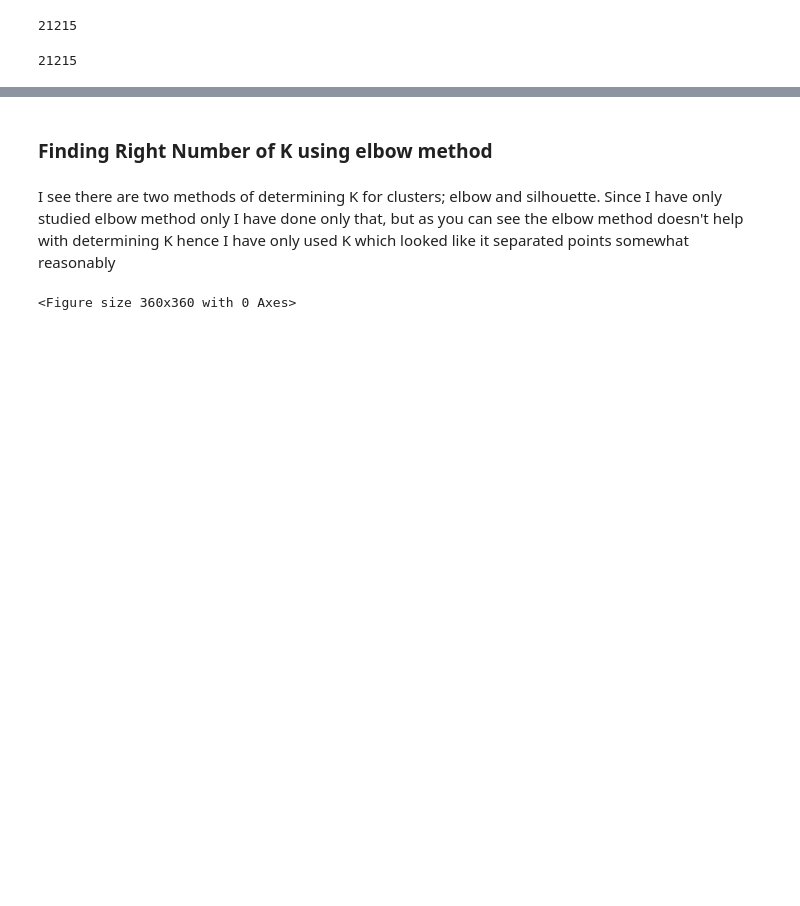
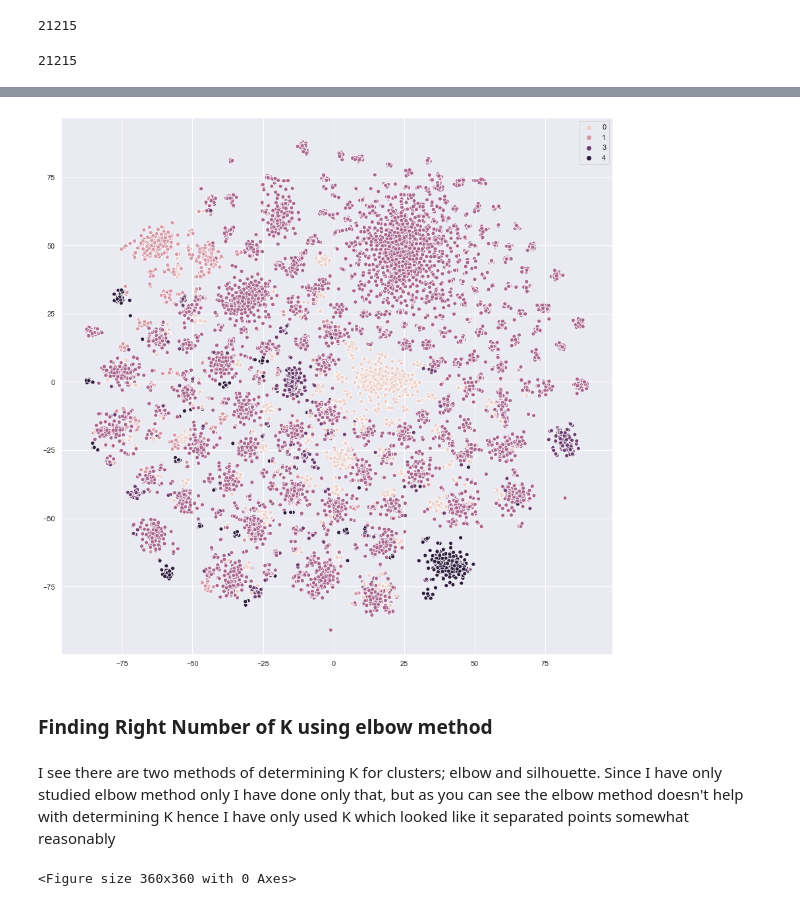
Before and after one commit to m-yasir/ai-lab, a Jupyter notebook: project.ipynb, the cells around one changed output, grey strips where cells are left out. Saved outputs shown, nothing was run; the diff lists cells and outputs as text; code cells hidden in the pictures; blank space fills up the shorter version.

```diff
--- a/project.ipynb
+++ b/project.ipynb
@@ -186,3 +192,8 @@ ax = sns.scatterplot(x=svd[:,0], y=svd[:,1], hue=model.labels_)
+# %%
+sns.set(rc={'figure.figsize':(15,15)})
+ax_embedding = sns.scatterplot(x=X_embedding[:,0], y=X_embedding[:,1], hue=model.labels_)
+# %% [output]
+[figure, added]
 # %% [markdown]
 ### Finding Right Number of K using elbow method
 # %% [markdown]
```
Also changed, not shown: parts of 9 cells of this notebook.
